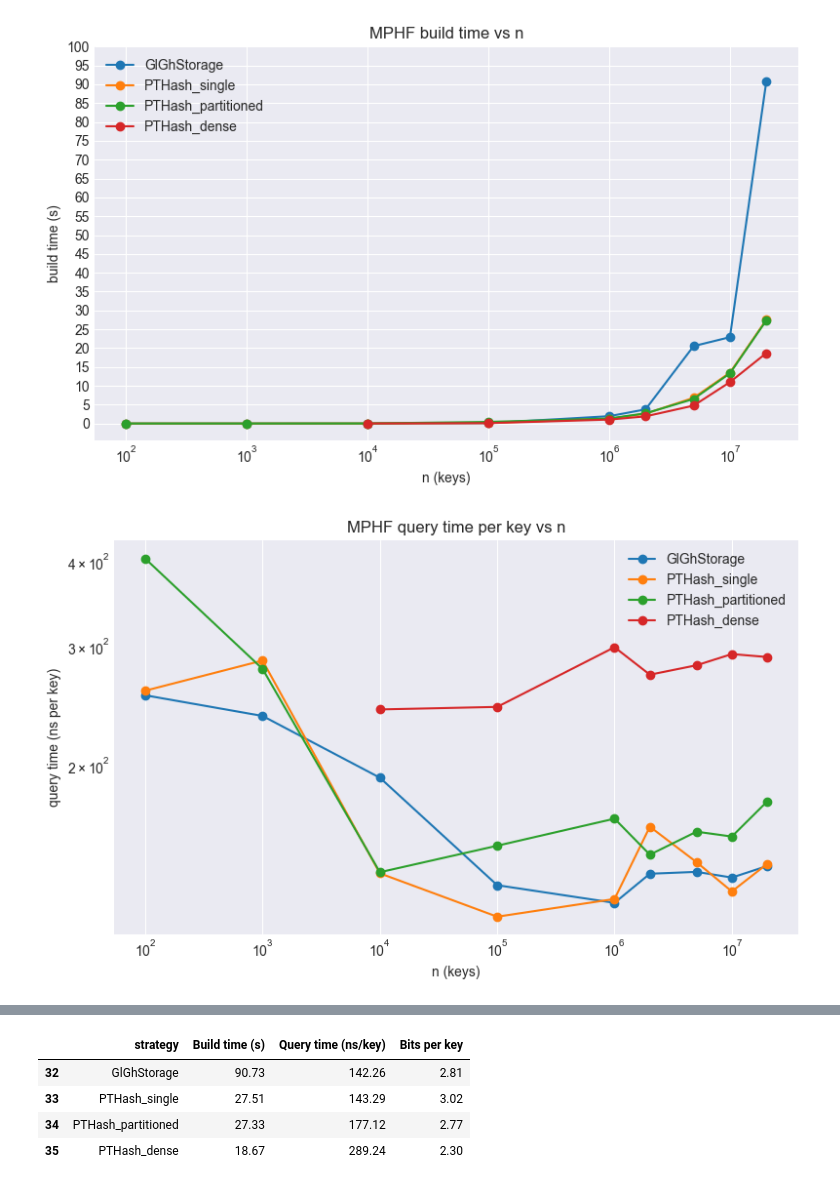
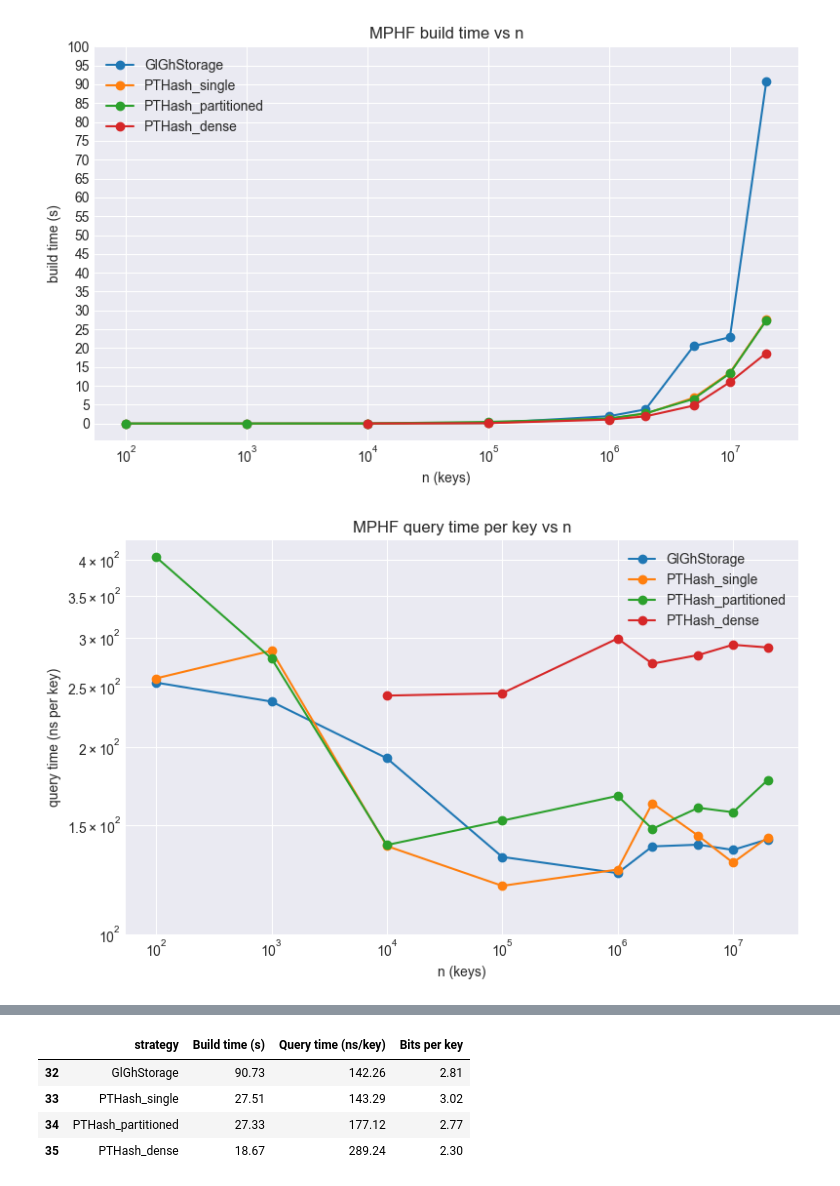
Before and after one commit to pabloskewes/cltj, a Jupyter notebook: analysis/hashing/mphf_hashing_analysis.ipynb, the cells around one changed output, grey strips where cells are left out. Saved outputs shown, nothing was run; the diff lists cells and outputs as text; code cells hidden in the pictures.

Commit message:
fix graphs

```diff
--- a/analysis/hashing/mphf_hashing_analysis.ipynb
+++ b/analysis/hashing/mphf_hashing_analysis.ipynb
@@ -70,22 +70,28 @@ fig.tight_layout()
 # %%
 # Query time per key vs n (ns) per strategy
 fig, ax = plt.subplots(figsize=(8, 5))
 
 for s in strategies:
     sub = df[df["strategy"] == s].sort_values(by="n")
     sub = sub[(sub["build_time_us"] > 0) & (sub["query_time_ns_per_key"] > 0) & (sub["bits_per_key"] > 0)]
     if not sub.empty:
         ax.plot(sub["n"], sub["query_time_ns_per_key"], marker="o", label=s)
 
 ax.set_xscale("log")
 ax.set_yscale("log")
 ax.set_xlabel("n (keys)")
 ax.set_ylabel("query time (ns per key)")
 ax.set_title("MPHF query time per key vs n")
 ax.legend()
+
+# Más líneas horizontales: ticks en 100, 150, 200, 250, 300, 350, 400
+import numpy as np
+yticks = [100, 150, 200, 250, 300, 350, 400]
+ax.set_yticks(yticks)
+
 fig.tight_layout()
 # %% [output]
-[figure, old version]
+[figure, new version]
 # %%
 # Bits per key vs n per strategy
 fig, ax = plt.subplots(figsize=(8, 5))
```
Also changed, not shown: parts of 1 cell of this notebook.
